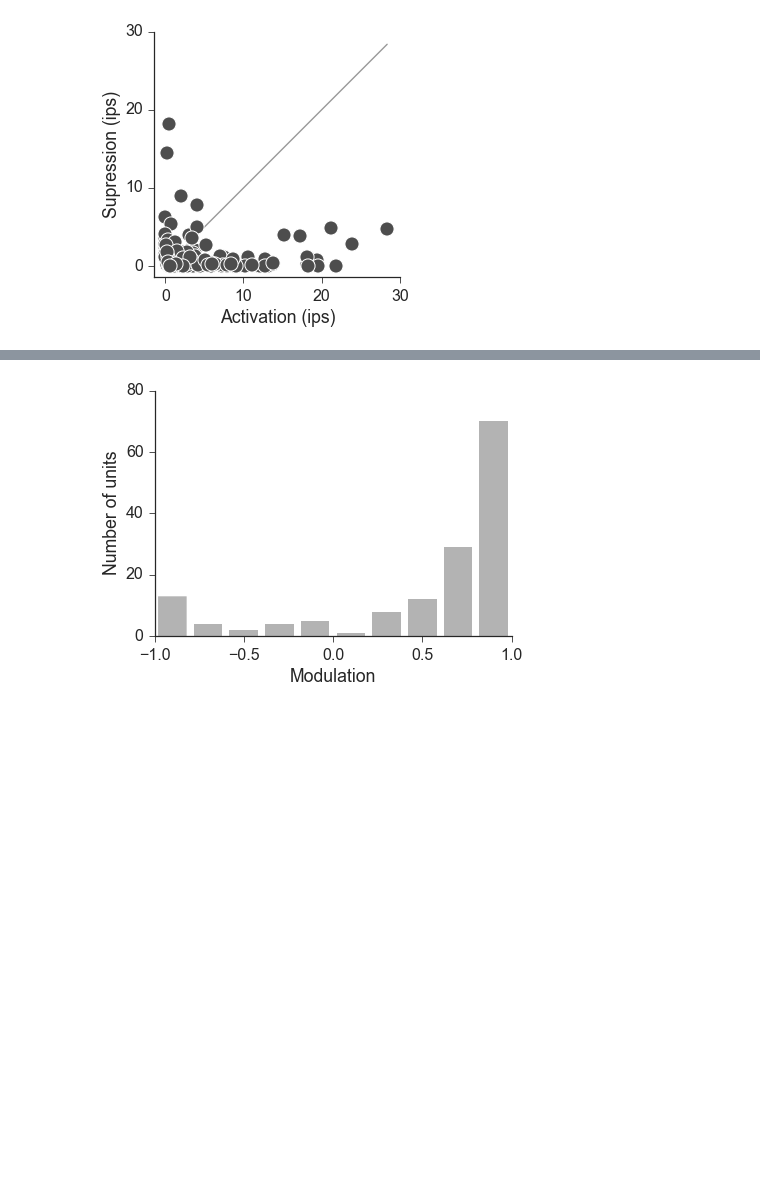
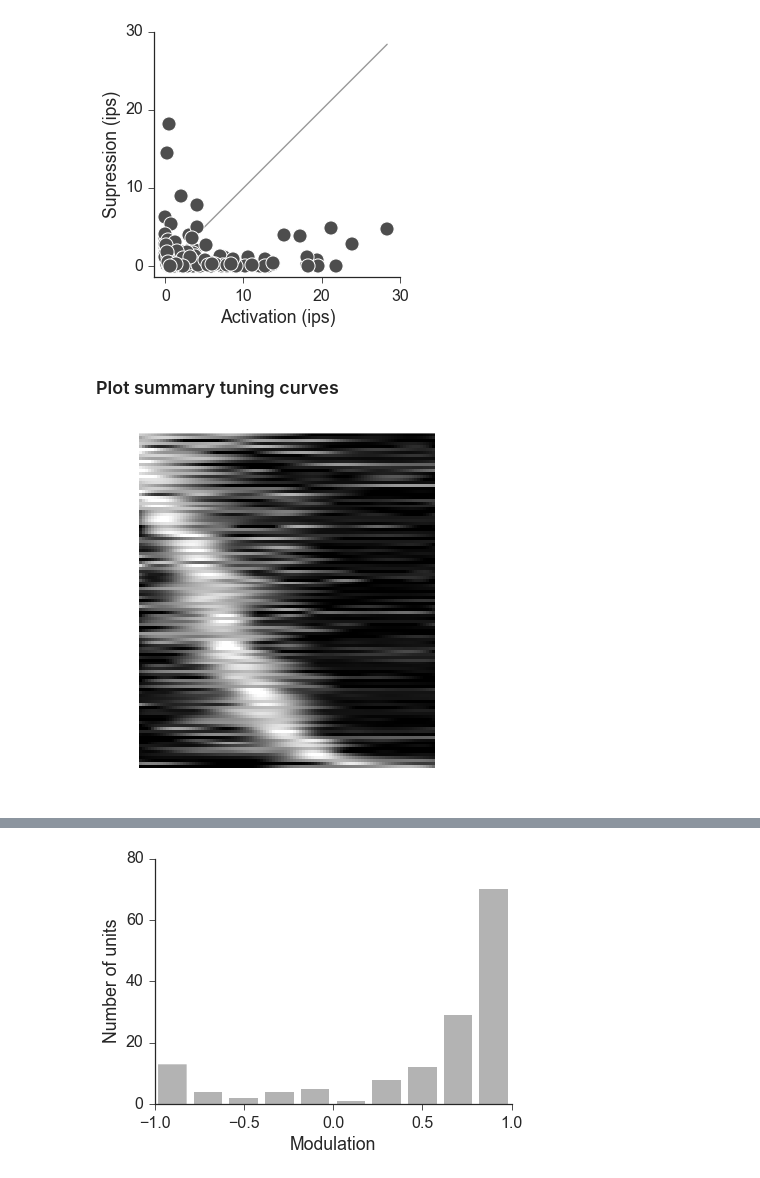
Before and after one commit to sofroniewn/tactile-coding, a Jupyter notebook: ephysTable.ipynb, the cells around one changed output, grey strips where cells are left out. Cells and saved outputs as stored; diff of their text form; code cells hidden in the pictures; blank space fills up the shorter version.

```diff
--- a/ephysTable.ipynb
+++ b/ephysTable.ipynb
@@ -396,3 +424,15 @@ plt.yticks([0, 10, 20, 30]);
 plt.xticks([0, 10, 20, 30]);
 # %% [output]
 [figure]
+# %% [markdown]
+### Plot summary tuning curves
+# %%
+curves = table.sort([('tuningSummary','ArgMax')])
+curves = curves[curves.tuningSummary.Activation>1]
+xy = [(curves.tuning.columns.values, y) for y in curves.tuning.values]
+fits = smootharray(xy, smooth=0, res=100)
+fits = stats.zscore(fits, axis=1)
+heatmap(fits, aspect=1, vmin=-1, vmax=2.5)
+plt.savefig(os.path.join(path,'Tuning%s_units.eps' % len(fits)))
+# %% [output]
+[figure, added]
```
Also changed, not shown: parts of 28 cells of this notebook.
